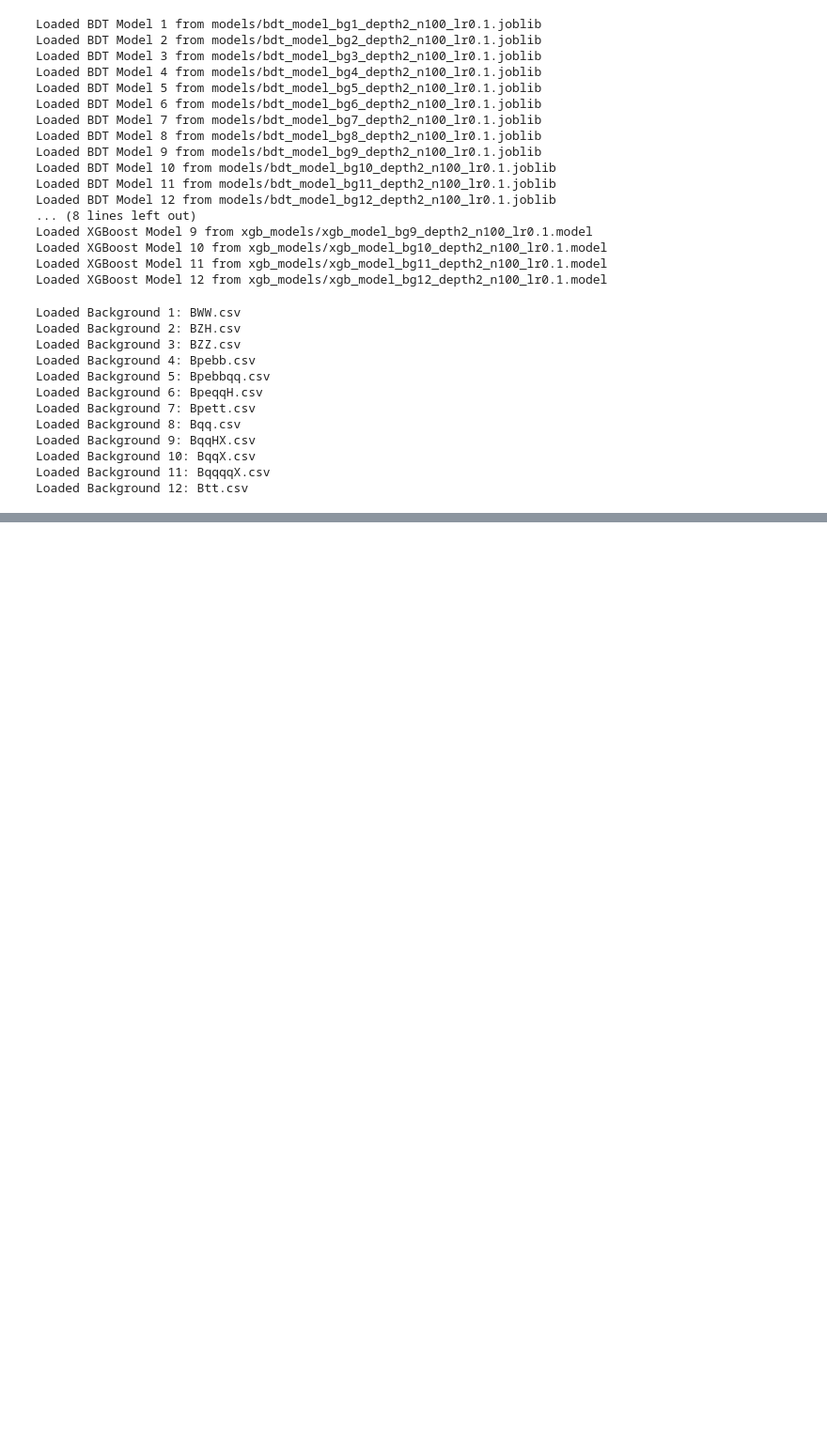
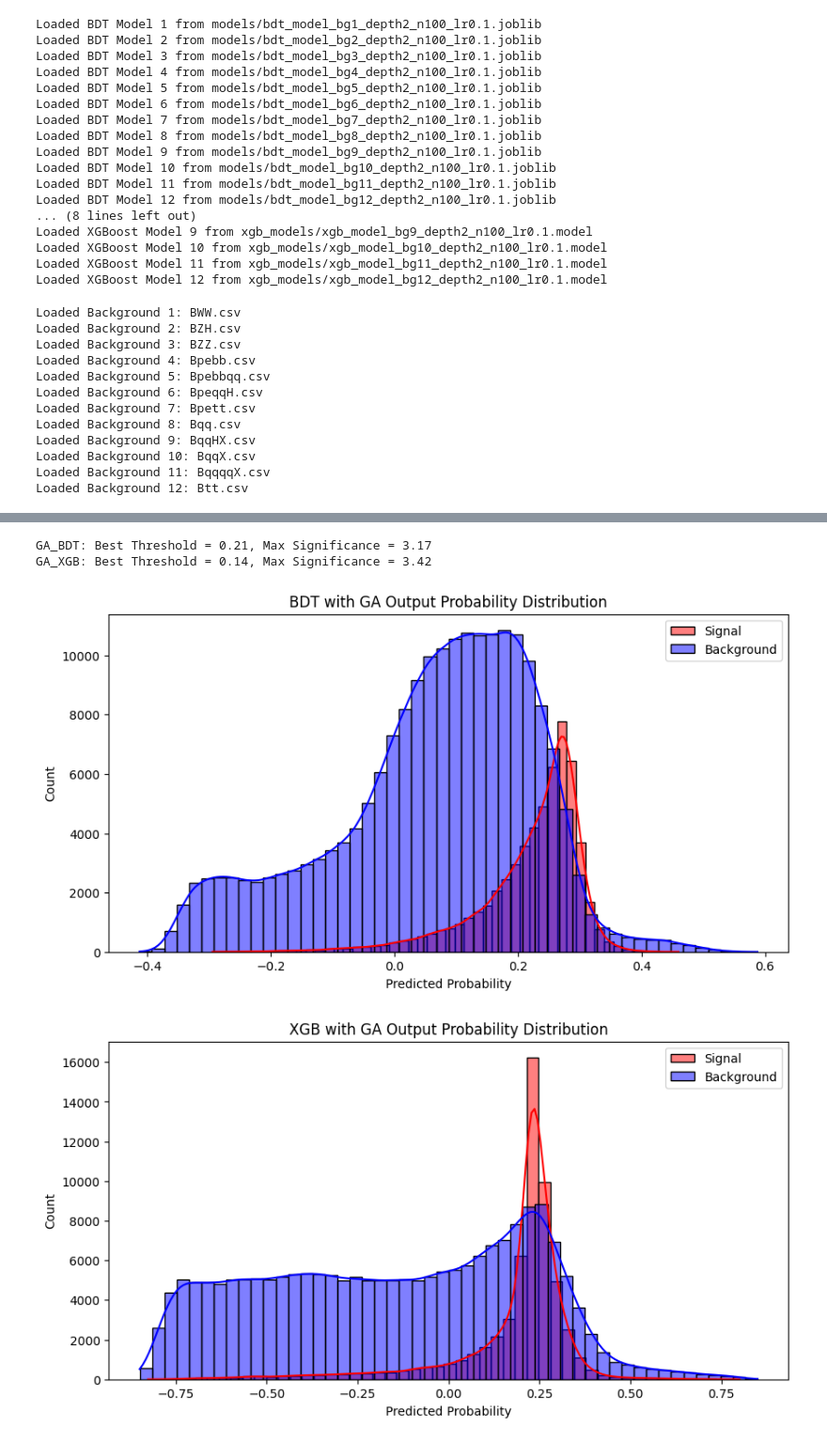
Before and after one commit to shinorimax/CS229, a Jupyter notebook: NN.ipynb, the cells around one changed output, grey strips where cells are left out. Shown at 94% size. Saved outputs shown, nothing was run; the diff lists cells and outputs as text; code cells hidden in the pictures; blank space fills up the shorter version.

```diff
--- a/NN.ipynb
+++ b/NN.ipynb
@@ -485,0 +614,70 @@ plt.show()
+# %%
+# Apply sigmoid and scale to range (-1, 1)
+y_pred_bdt = 2 * expit(y_pred_bdt) - 1
+y_pred_xgb = 2 * expit(y_pred_xgb) - 1
+# %%
+# Sweep through cutoffs
+thresholds = np.linspace(-2, 1.5, 50)
+
+best_threshold_bdt_ga, best_threshold_xgb_ga = 0, 0
+best_significance_bdt_ga, best_significance_xgb_ga = 0, 0
+
+# best_asimov_threshold_bdt, best_asimov_threshold_xgb = 0, 0
+# best_asimov_significance_bdt, best_asimov_significance_xgb = 0, 0
+
+for threshold in thresholds:
+    # BDT model
+    significance_bdt_ga = compute_significance(threshold, y_pred_bdt, y_nn_test, background_types_test)
+    # asimov_significance_bdt = compute_asimov_significance(threshold, nn_bdt_output, y_nn_test)
+
+    if significance_bdt_ga > best_significance_bdt_ga:
+        best_significance_bdt_ga = significance_bdt_ga
+        best_threshold_bdt_ga = threshold
+
+    # if asimov_significance_bdt > best_asimov_significance_bdt:
+    #     best_asimov_significance_bdt = asimov_significance_bdt
+    #     best_asimov_threshold_bdt = threshold
+
+    # XGB model
+    significance_xgb_ga = compute_significance(threshold, y_pred_xgb, y_nn_test, background_types_test)
+    # asimov_significance_xgb = compute_asimov_significance(threshold, nn_xgb_output, y_nn_test)
+
+    if significance_xgb_ga > best_significance_xgb_ga:
+        best_significance_xgb_ga = significance_xgb_ga
+        best_threshold_xgb_ga = threshold
+
+    # if asimov_significance_xgb > best_asimov_significance_xgb:
+    #     best_asimov_significance_xgb = asimov_significance_xgb
+    #     best_asimov_threshold_xgb = threshold
+
+print(f"GA_BDT: Best Threshold = {best_threshold_bdt_ga:.2f}, Max Significance = {best_significance_bdt_ga:.2f}")
+print(f"GA_XGB: Best Threshold = {best_threshold_xgb_ga:.2f}, Max Significance = {best_significance_xgb_ga:.2f}")
+
+# print(f"NN_BDT: Best Threshold (Asimov) = {best_asimov_threshold_bdt:.2f}, Max Significance = {best_asimov_significance_bdt:.2f}")
+# print(f"NN_XGB: Best Threshold (Asimov) = {best_asimov_threshold_xgb:.2f}, Max Significance = {best_asimov_significance_xgb:.2f}")
+# %% [output]
+GA_BDT: Best Threshold = 0.21, Max Significance = 3.17
+GA_XGB: Best Threshold = 0.14, Max Significance = 3.42
+# %%
+# Plot distribution of NN outputs for signal and background
+plt.figure(figsize=(10,5))
+sns.histplot(y_pred_bdt[y_nn_test == 1], bins=50, color='red', label="Signal", kde=True)
+sns.histplot(y_pred_bdt[y_nn_test == 0], bins=50, color='blue', label="Background", kde=True)
+plt.title("BDT with GA Output Probability Distribution")
+plt.xlabel("Predicted Probability")
+plt.ylabel("Count")
+plt.legend()
+plt.show()
+
+# Plot distribution of NN outputs for signal and background
+plt.figure(figsize=(10,5))
+sns.histplot(y_pred_xgb[y_nn_test == 1], bins=50, color='red', label="Signal", kde=True)
+sns.histplot(y_pred_xgb[y_nn_test == 0], bins=50, color='blue', label="Background", kde=True)
+plt.title("XGB with GA Output Probability Distribution")
+plt.xlabel("Predicted Probability")
+plt.ylabel("Count")
+plt.legend()
+plt.show()
+# %% [output]
+[figure, added]
+[figure, added]
```
Also changed, not shown: parts of 12 cells of this notebook, 2 other files.
